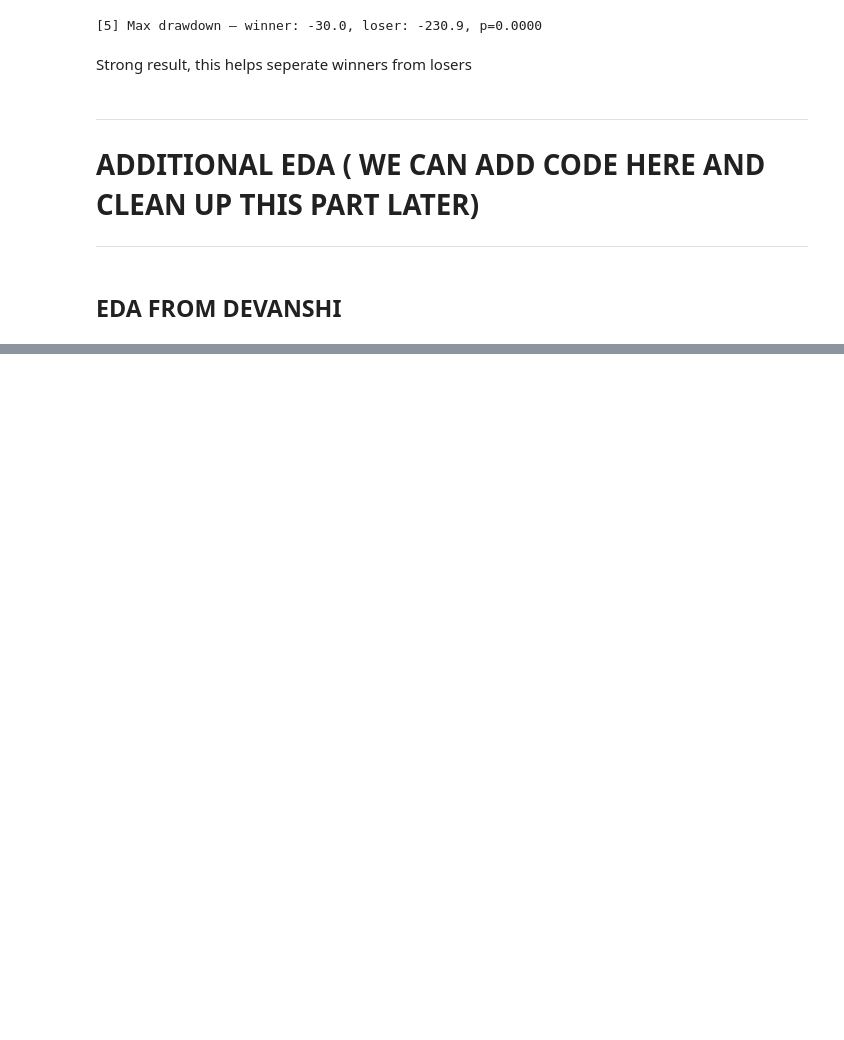
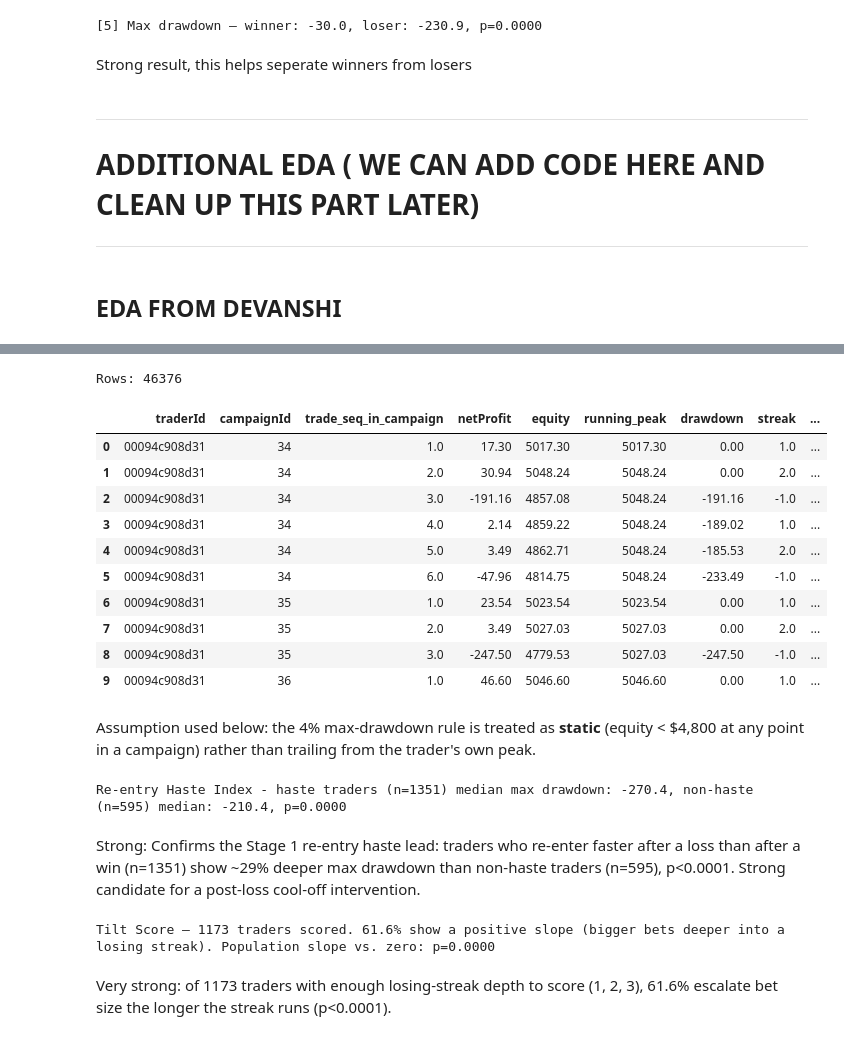
Before and after one commit to aanya006/C22-veNTUre-project, a Jupyter notebook: notebooks/EDA.ipynb, the cells around one changed output, grey strips where cells are left out. Drawn from its saved outputs; the diff is of its cells as text; code cells hidden in the pictures; blank space fills up the shorter version.

```diff
--- a/notebooks/EDA.ipynb
+++ b/notebooks/EDA.ipynb
@@ -153,0 +219,80 @@ Strong result, this helps seperate winners from losers
+# %%
+trades_campaign_features_df = con.execute(
+    "SELECT * FROM trades_campaign_features WHERE traderId IS NOT NULL"
+).fetchdf()
+
+print("Rows:", len(trades_campaign_features_df))
+trades_campaign_features_df[
+    ["traderId", "campaignId", "trade_seq_in_campaign", "netProfit",
+     "equity", "running_peak", "drawdown", "streak", "reentry_gap_sec"]
+].head(10)
+# %% [output]
+Rows: 46376
+|  | traderId | campaignId | trade_seq_in_campaign | netProfit | equity | running_peak | drawdown | streak | ... |
+| 0 | 00094c908d31 | 34 | 1.0 | 17.30 | 5017.30 | 5017.30 | 0.00 | 1.0 | ... |
+| 1 | 00094c908d31 | 34 | 2.0 | 30.94 | 5048.24 | 5048.24 | 0.00 | 2.0 | ... |
+| 2 | 00094c908d31 | 34 | 3.0 | -191.16 | 4857.08 | 5048.24 | -191.16 | -1.0 | ... |
+| 3 | 00094c908d31 | 34 | 4.0 | 2.14 | 4859.22 | 5048.24 | -189.02 | 1.0 | ... |
+| 4 | 00094c908d31 | 34 | 5.0 | 3.49 | 4862.71 | 5048.24 | -185.53 | 2.0 | ... |
+| 5 | 00094c908d31 | 34 | 6.0 | -47.96 | 4814.75 | 5048.24 | -233.49 | -1.0 | ... |
+| 6 | 00094c908d31 | 35 | 1.0 | 23.54 | 5023.54 | 5023.54 | 0.00 | 1.0 | ... |
+| 7 | 00094c908d31 | 35 | 2.0 | 3.49 | 5027.03 | 5027.03 | 0.00 | 2.0 | ... |
+| 8 | 00094c908d31 | 35 | 3.0 | -247.50 | 4779.53 | 5027.03 | -247.50 | -1.0 | ... |
+| 9 | 00094c908d31 | 36 | 1.0 | 46.60 | 5046.60 | 5046.60 | 0.00 | 1.0 | ... |
+# %% [markdown]
+Assumption used below: the 4% max-drawdown rule is treated as **static** (equity < $4,800 at any point in a campaign) rather than trailing from the trader's own peak.
+# %%
+# Test 6: Re-entry Haste Index - faster re-entry after a loss than after a win, tested against campaign-correct max drawdown
+
+tcf = trades_campaign_features_df.copy()
+tcf["prev_netProfit"] = tcf.groupby(["traderId", "campaignId"])["netProfit"].shift(1)
+tcf["prev_outcome"] = tcf["prev_netProfit"].apply(
+    lambda x: "after_loss" if x < 0 else ("after_win" if x >= 0 else None)
+)
+
+gap_by_trader = (
+    tcf.dropna(subset=["reentry_gap_sec", "prev_outcome"])
+    .groupby(["traderId", "prev_outcome"])["reentry_gap_sec"]
+    .median()
+    .unstack()
+    .dropna(subset=["after_loss", "after_win"])
+)
+gap_by_trader["haste_index"] = gap_by_trader["after_loss"] / gap_by_trader["after_win"]
+
+max_dd_campaign_aware = tcf.groupby("traderId")["drawdown"].min().rename("max_drawdown_campaign_aware")
+haste_df = gap_by_trader.join(max_dd_campaign_aware).dropna()
+
+haste_group = haste_df[haste_df["haste_index"] < 1]["max_drawdown_campaign_aware"]
+not_haste_group = haste_df[haste_df["haste_index"] >= 1]["max_drawdown_campaign_aware"]
+
+u_haste, p_haste = stats.mannwhitneyu(haste_group, not_haste_group)
+print(f"Re-entry Haste Index - haste traders (n={len(haste_group)}) median max drawdown: {haste_group.median():.1f}, "
+      f"non-haste (n={len(not_haste_group)}) median: {not_haste_group.median():.1f}, p={p_haste:.4f}")
+# %% [output]
+Re-entry Haste Index - haste traders (n=1351) median max drawdown: -270.4, non-haste (n=595) median: -210.4, p=0.0000
+# %% [markdown]
+Strong: Confirms the Stage 1 re-entry haste lead: traders who re-enter faster after a loss than after a win (n=1351) show ~29% deeper max drawdown than non-haste traders (n=595), p<0.0001. Strong candidate for a post-loss cool-off intervention.
+# %%
+# Test 7: Tilt Score - does bet size escalate the longer a losing streak runs?
+# this is the more specific version of Test 4, looking at longer streaks instead of the previous trade only
+
+import numpy as np
+
+tilt_source = trades_campaign_features_df[trades_campaign_features_df["streak"] < 0].copy()
+tilt_source["loss_streak_len"] = tilt_source["streak"].abs().clip(upper=4)  # cap at 4+
+
+def trader_tilt_slope(group):
+    if group["loss_streak_len"].nunique() < 3:
+        return np.nan
+    return np.polyfit(group["loss_streak_len"].values, group["amount"].values, 1)[0]
+
+tilt_slopes = tilt_source.groupby("traderId").apply(trader_tilt_slope).dropna().rename("tilt_slope")
+
+pct_escalating = (tilt_slopes > 0).mean() * 100
+w_tilt, p_tilt = stats.wilcoxon(tilt_slopes)
+print(f"Tilt Score — {len(tilt_slopes)} traders scored. {pct_escalating:.1f}% show a positive slope "
+      f"(bigger bets deeper into a losing streak). Population slope vs. zero: p={p_tilt:.4f}")
+# %% [output]
+Tilt Score — 1173 traders scored. 61.6% show a positive slope (bigger bets deeper into a losing streak). Population slope vs. zero: p=0.0000
+# %% [markdown]
+Very strong: of 1173 traders with enough losing-streak depth to score (1, 2, 3), 61.6% escalate bet size the longer the streak runs (p<0.0001).
```
Also changed, not shown: parts of 16 cells of this notebook, 2 other files.
